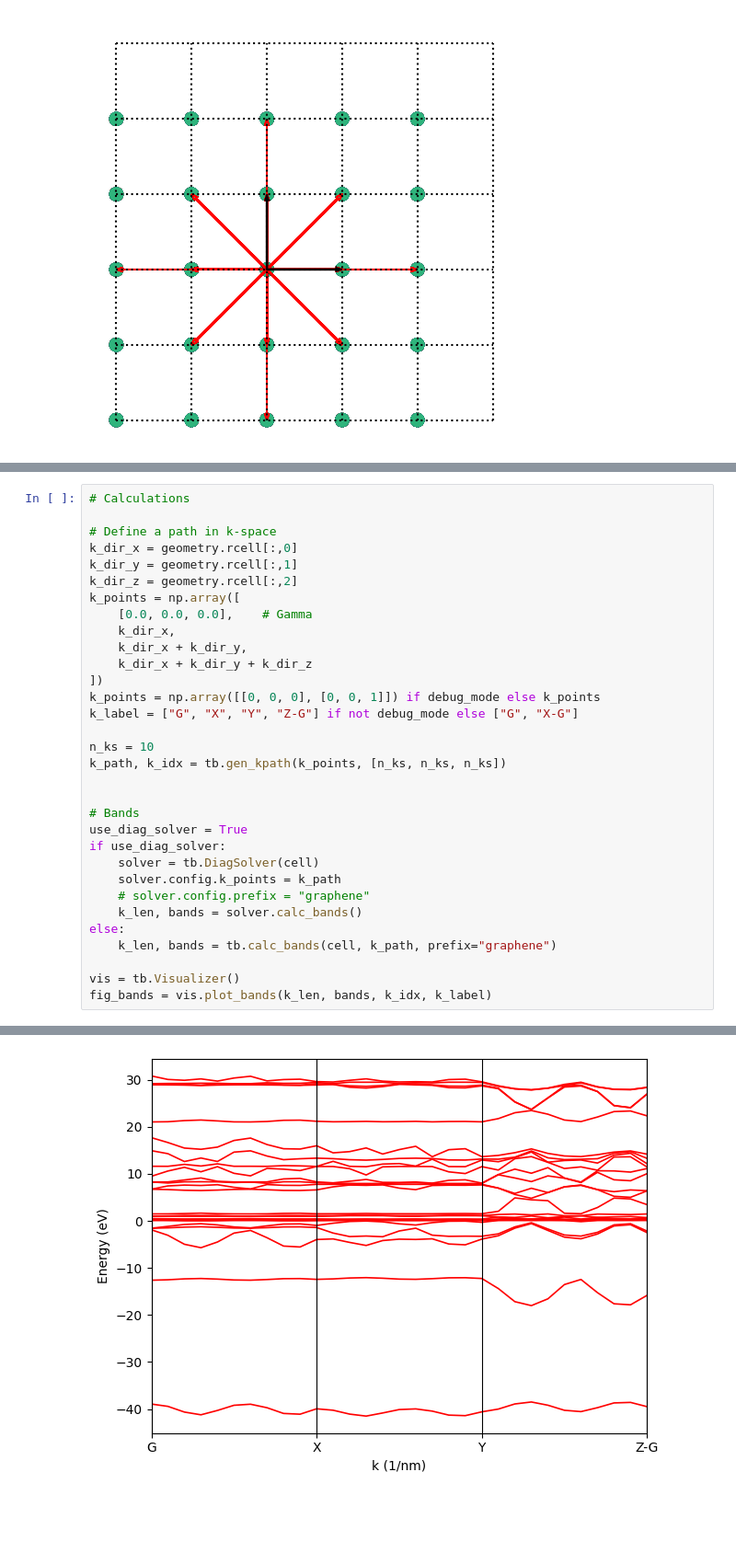
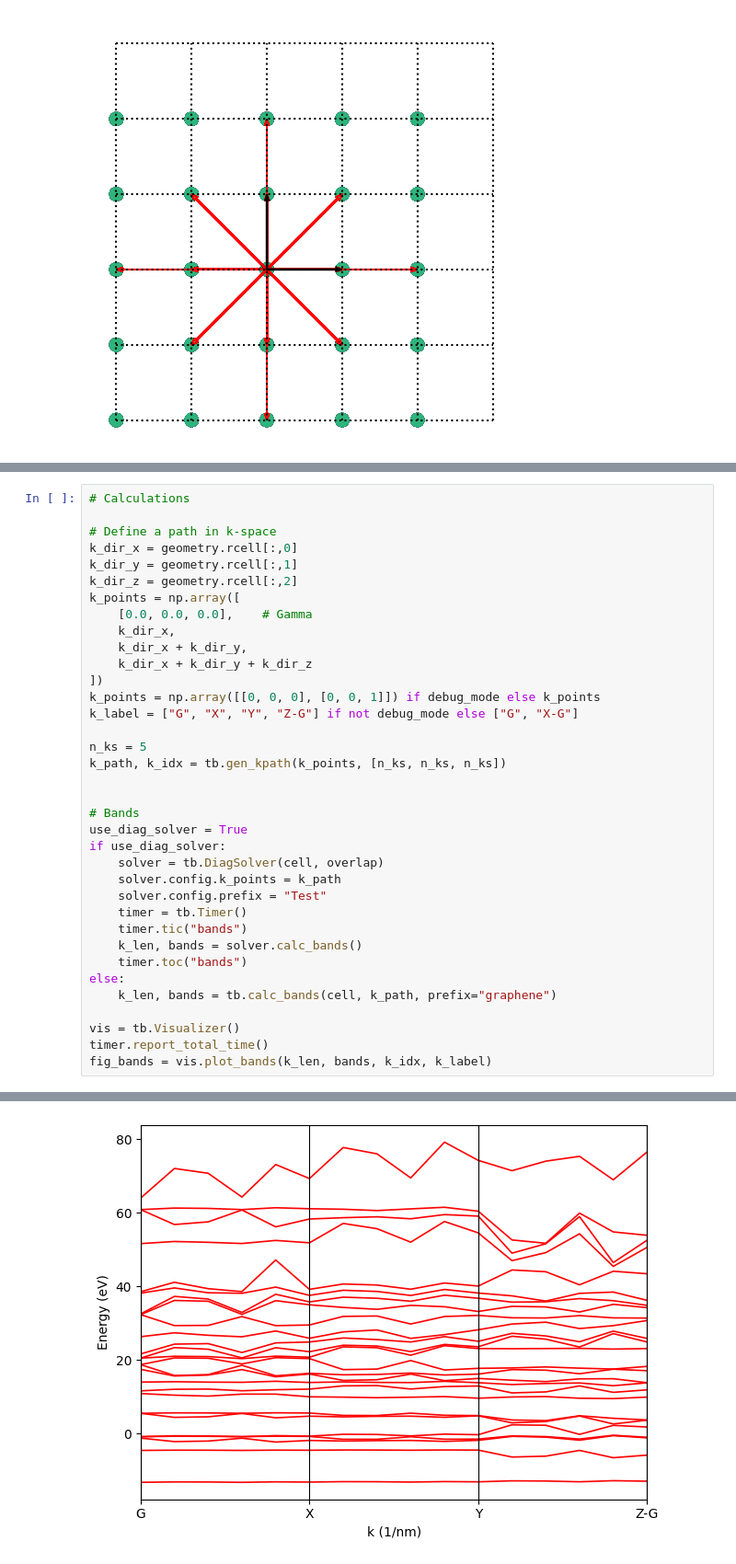
Before and after one commit to alapena/graph2mat4abn, a Jupyter notebook: tutorials/tbplas/tbplas_dos_withourdata.ipynb, the cells around one changed output, grey strips where cells are left out. Shown at 92% size. Saved outputs shown, nothing was run; the diff lists cells and outputs as text; blank space fills up the shorter version.

Commit message:
added overlap to tbplas and computing dos

```diff
--- a/tutorials/tbplas/tbplas_dos_withourdata.ipynb
+++ b/tutorials/tbplas/tbplas_dos_withourdata.ipynb
@@ -108,21 +161,25 @@ k_points = np.array([
 k_points = np.array([[0, 0, 0], [0, 0, 1]]) if debug_mode else k_points
 k_label = ["G", "X", "Y", "Z-G"] if not debug_mode else ["G", "X-G"]
 
-n_ks = 10
+n_ks = 5
 k_path, k_idx = tb.gen_kpath(k_points, [n_ks, n_ks, n_ks])
 
 
 # Bands
 use_diag_solver = True
 if use_diag_solver:
-    solver = tb.DiagSolver(cell)
+    solver = tb.DiagSolver(cell, overlap)
     solver.config.k_points = k_path
-    # solver.config.prefix = "graphene"
+    solver.config.prefix = "Test"
+    timer = tb.Timer()
+    timer.tic("bands")
     k_len, bands = solver.calc_bands()
+    timer.toc("bands")
 else:
     k_len, bands = tb.calc_bands(cell, k_path, prefix="graphene")
 
 vis = tb.Visualizer()
+timer.report_total_time()
 fig_bands = vis.plot_bands(k_len, bands, k_idx, k_label)
 # %% [output]
 Parallelization details:
@@ -138,4 +196,4 @@ Using Eigen backend for diagonalization.
-[figure, old version]
+[figure, new version]
 # %%
 # DOS
 k_mesh = tb.gen_kmesh((3*n_ks, 3*n_ks, 3*n_ks))  # Uniform meshgrid
```
Also changed, not shown: parts of 5 cells of this notebook, 13 other files.
